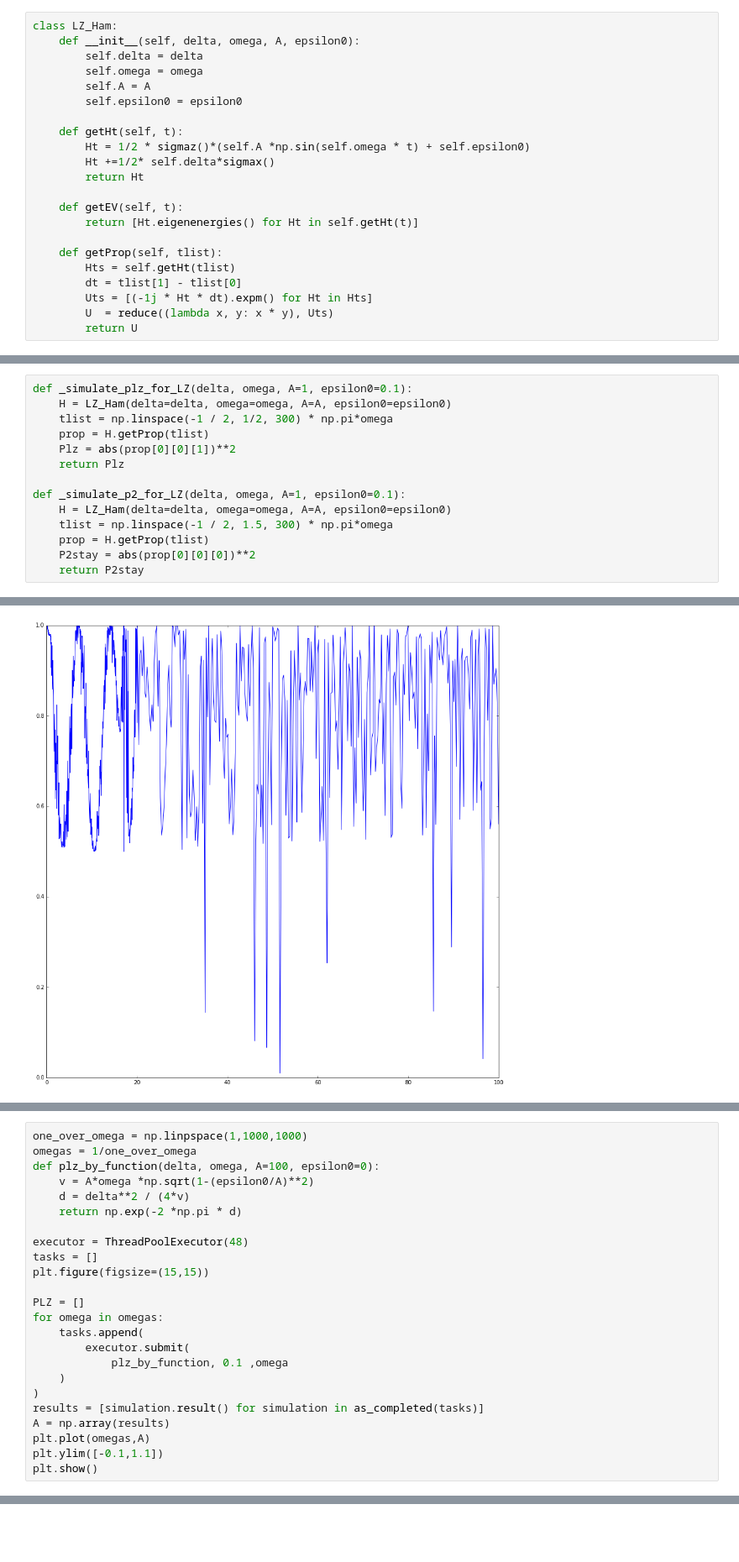
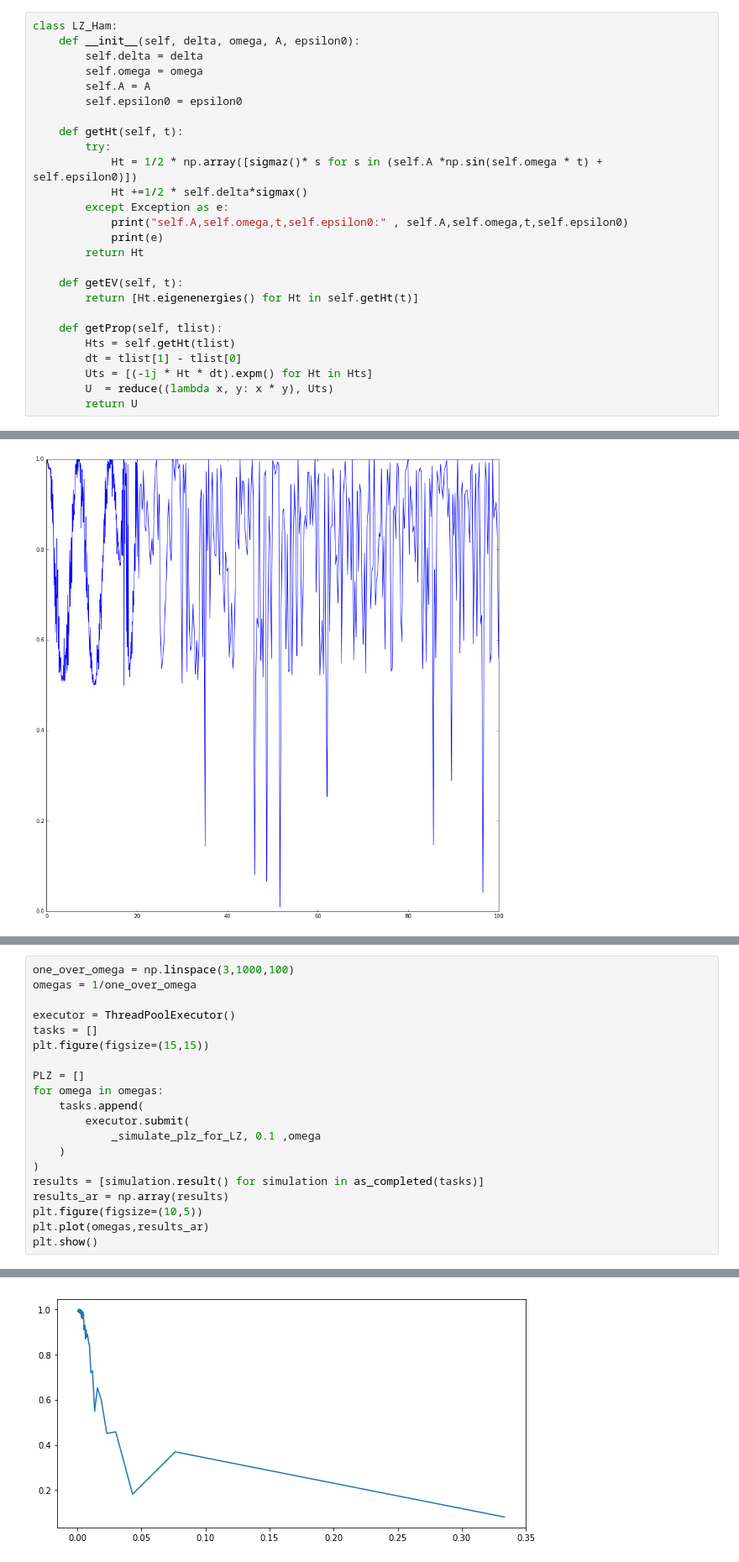
Before and after one commit to oryonatan/qutip, a Jupyter notebook: dorit/fast_diabatic/13.8.17 simulate original grover problem.ipynb, the cells around one changed output, grey strips where cells are left out. Shown at 84% size. Saved outputs shown, nothing was run; the diff lists cells and outputs as text; blank space fills up the shorter version.

Commit message:
added work from home 	modified:   dorit/fast_diabatic/13.8.17 simulate original grover problem.ipynb

```diff
--- a/dorit/fast_diabatic/13.8.17 simulate original grover problem.ipynb
+++ b/dorit/fast_diabatic/13.8.17 simulate original grover problem.ipynb
@@ -46,8 +46,12 @@ class LZ_Ham:
         self.epsilon0 = epsilon0
 
     def getHt(self, t):
-        Ht = 1/2 * sigmaz()*(self.A *np.sin(self.omega * t) + self.epsilon0)
-        Ht +=1/2* self.delta*sigmax()
+        try:
+            Ht = 1/2 * np.array([sigmaz()* s for s in (self.A *np.sin(self.omega * t) + self.epsilon0)])
+            Ht +=1/2 * self.delta*sigmax()
+        except Exception as e:
+            print("self.A,self.omega,t,self.epsilon0:" , self.A,self.omega,t,self.epsilon0)
+            print(e)
         return Ht
 
     def getEV(self, t):
@@ -74,20 +108,6 @@ prop
 [figure]
 []
 Quantum object: dims = [[2], [2]], shape = [2, 2], type = oper, isherm = False\begin{equation*}\left(\begin{array}{*{11}c}(0.998+3.801\times10^{-04}j) & -0.062j\\-0.062j & (0.998-3.801\times10^{-04}j)\\\end{array}\right)\end{equation*}
-# %%
-def _simulate_plz_for_LZ(delta, omega, A=1, epsilon0=0.1):
-    H = LZ_Ham(delta=delta, omega=omega, A=A, epsilon0=epsilon0)
-    tlist = np.linspace(-1 / 2, 1/2, 300) * np.pi*omega
-    prop = H.getProp(tlist)
-    Plz = abs(prop[0][0][1])**2
-    return Plz
-
-def _simulate_p2_for_LZ(delta, omega, A=1, epsilon0=0.1):
-    H = LZ_Ham(delta=delta, omega=omega, A=A, epsilon0=epsilon0)
-    tlist = np.linspace(-1 / 2, 1.5, 300) * np.pi*omega
-    prop = H.getProp(tlist)
-    P2stay = abs(prop[0][0][0])**2
-    return P2stay
 # %%
 _simulate_p2_for_LZ(delta=0.1, omega=10, A=1, epsilon0=0.0)
 # %% [output]
@@ -183,12 +216,8 @@ plt.show()
 # %%
-one_over_omega = np.linpspace(1,1000,1000)
+one_over_omega = np.linspace(3,1000,100)
 omegas = 1/one_over_omega
-def plz_by_function(delta, omega, A=100, epsilon0=0):
-    v = A*omega *np.sqrt(1-(epsilon0/A)**2)
-    d = delta**2 / (4*v)
-    return np.exp(-2 *np.pi * d)
 
-executor = ThreadPoolExecutor(48)
+executor = ThreadPoolExecutor()
 tasks = []
 plt.figure(figsize=(15,15))
 
@@ -196,12 +225,12 @@ PLZ = []
 for omega in omegas:
     tasks.append(
         executor.submit(
-            plz_by_function, 0.1 ,omega
+            _simulate_plz_for_LZ, 0.1 ,omega
     )
 )
 results = [simulation.result() for simulation in as_completed(tasks)]
-A = np.array(results)
-plt.plot(omegas,A)
-plt.ylim([-0.1,1.1])
+results_ar = np.array(results)
+plt.figure(figsize=(10,5))
+plt.plot(omegas,results_ar)
 plt.show()
 # %% [output]
@@ -208,0 +238 @@ AttributeError: module 'numpy' has no attribute 'linpspace'
+[figure, added]
```
Also changed, not shown: parts of 18 cells of this notebook.
